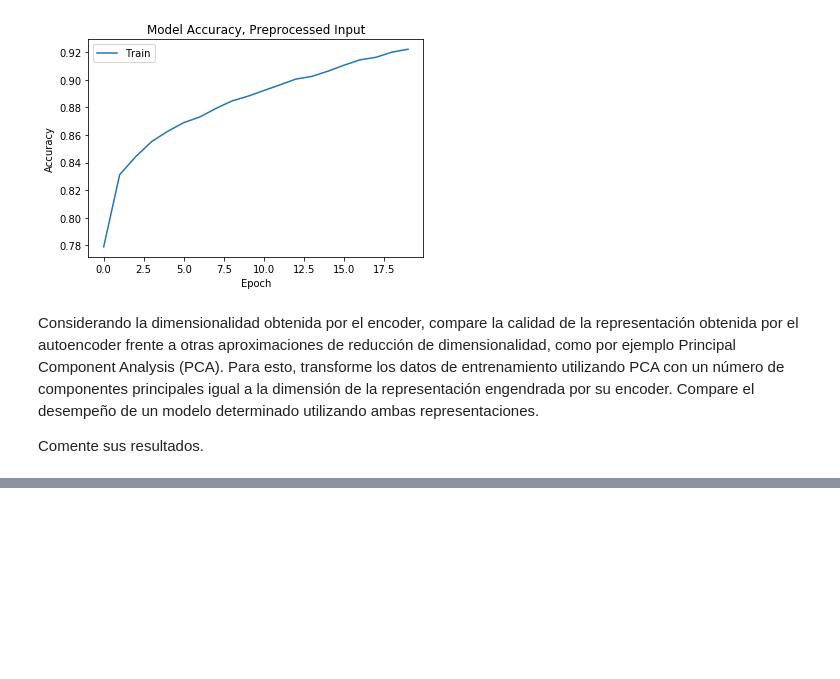
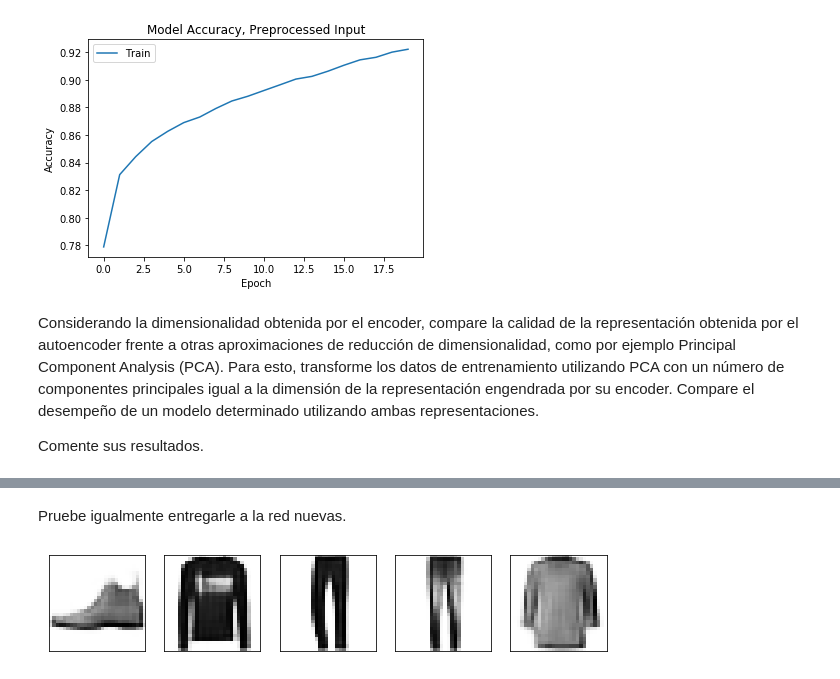
Before and after one commit to JPJLeon/Tarea2_RN, a Jupyter notebook: Tarea_2_Pregunta_2.ipynb, the cells around one changed output, grey strips where cells are left out. Cells and saved outputs as stored; diff of their text form; code cells hidden in the pictures; blank space fills up the shorter version.

```diff
--- a/Tarea_2_Pregunta_2.ipynb
+++ b/Tarea_2_Pregunta_2.ipynb
@@ -1176,0 +1364,15 @@ Comente sus resultados.
+# %% [markdown]
+Pruebe igualmente entregarle a la red nuevas.
+# %%
+img_2i_2 = autoencoder_2i.predict(img_2i)
+# %%
+plt.figure(figsize=(10,5))
+for i in range(5):
+    plt.subplot(1,5,i+1)
+    plt.xticks([])
+    plt.yticks([])
+    plt.grid(False)
+    plt.imshow(img_2i_2[i].reshape(28,28), cmap='Greys')
+plt.show()
+# %% [output]
+[figure, added]
```
Also changed, not shown: parts of 32 cells of this notebook.
